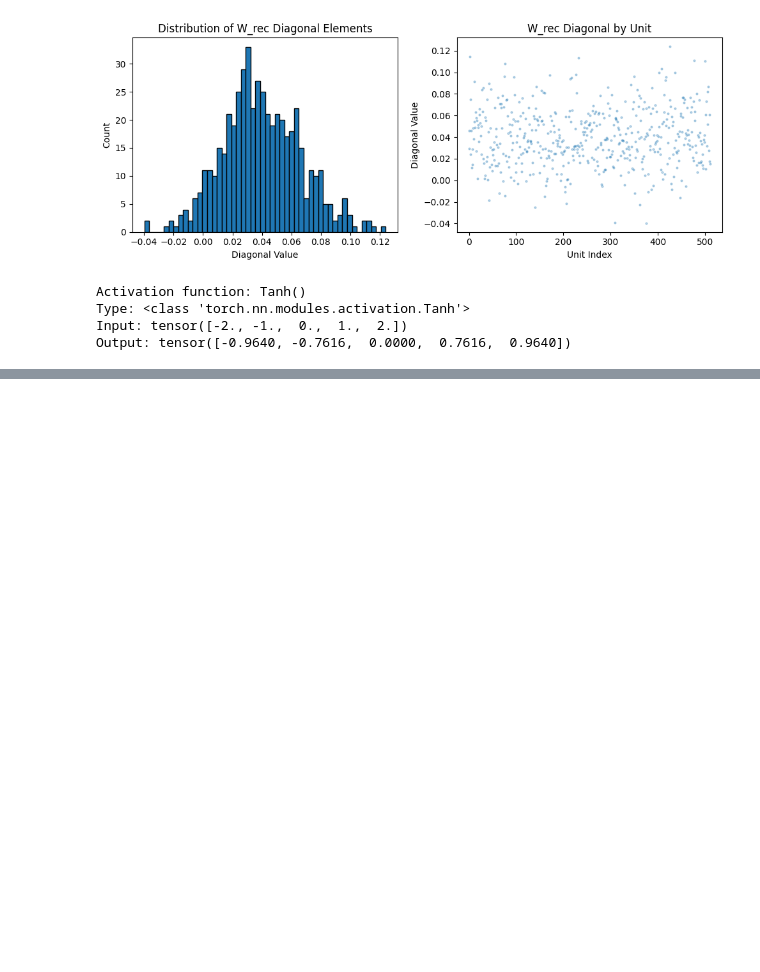
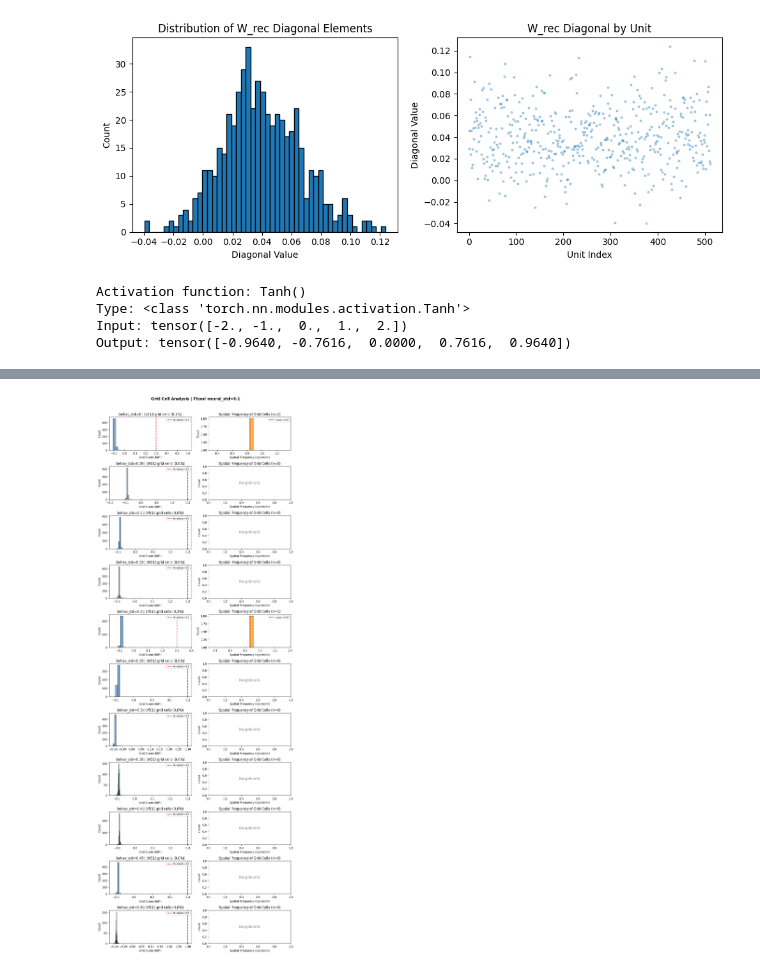
Before and after one commit to geometric-intelligence/timescales, a Jupyter notebook: timescales/notebooks/06_behavioral_vs_neural_timescale_stds.ipynb, the cells around one changed output, grey strips where cells are left out. Cells and saved outputs as stored; diff of their text form; code cells hidden in the pictures; blank space fills up the shorter version.

```diff
--- a/timescales/notebooks/06_behavioral_vs_neural_timescale_stds.ipynb
+++ b/timescales/notebooks/06_behavioral_vs_neural_timescale_stds.ipynb
@@ -1307,0 +1667,25 @@ Output: tensor([-0.9640, -0.7616,  0.0000,  0.7616,  0.9640])
+# %%
+# === Figure 2: Fixed neural std, varying behavioral std ===
+
+print(f"Computing grid analysis for fixed neural_std={FIXED_NEURAL_STD}")
+print("=" * 60)
+
+results_fig2 = []
+for bs in behav_stds:
+    print(f"\nProcessing neural_std={FIXED_NEURAL_STD}, behav_std={bs}")
+    try:
+        result = load_model_and_compute_grid_analysis(
+            sweep_dir=sweep_dir,
+            neural_std=FIXED_NEURAL_STD,
+            behav_std=bs,
+            device=device,
+            num_trajectories=NUM_TRAJECTORIES,
+            arena_size=ARENA_SIZE,
+            bin_size=BIN_SIZE,
+        )
+        results_fig2.append(result)
+    except FileNotFoundError as e:
+        print(f"  Skipping: {e}")
+        continue
+
+print(f"\nLoaded {len(results_fig2)} experiments")
@@ -1307,0 +1724,20 @@ Output: tensor([-0.9640, -0.7616,  0.0000,  0.7616,  0.9640])
+# %%
+# Plot Figure 2
+if len(results_fig2) > 0:
+    fig2 = plot_grid_score_and_frequency_figure(
+        all_results=results_fig2,
+        threshold=GRID_SCORE_THRESHOLD,
+        varying_param_name="behav_std",
+        fixed_param_name="neural_std",
+        fixed_param_value=FIXED_NEURAL_STD,
+    )
+    plt.savefig(
+        sweep_dir / f"grid_analysis_fixed_neural_std_{FIXED_NEURAL_STD}.png",
+        dpi=150,
+        bbox_inches="tight",
+    )
+    plt.show()
+else:
+    print("No results to plot for Figure 2")
+# %% [output]
+[figure, added]
```
Also changed, not shown: parts of 9 cells of this notebook, 21 other files.
